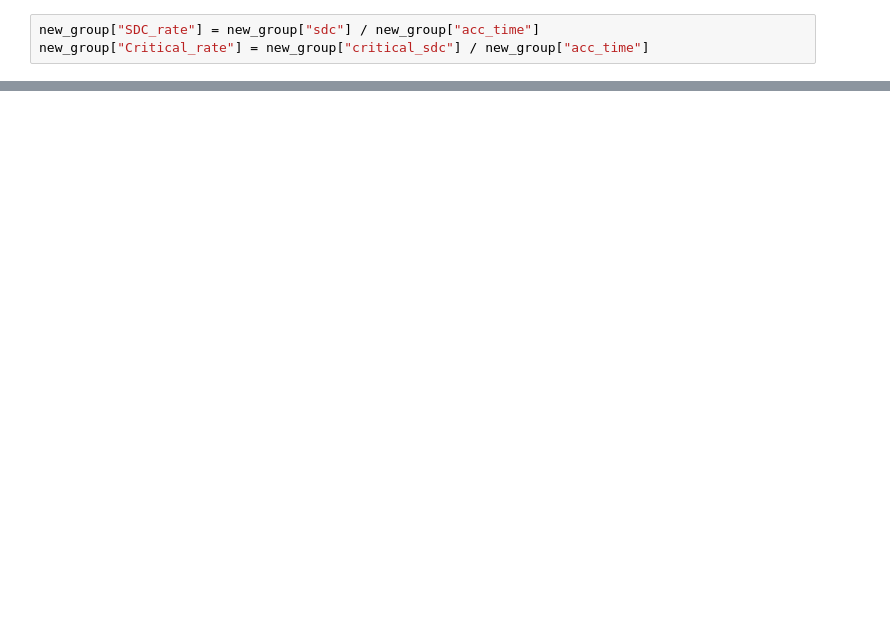
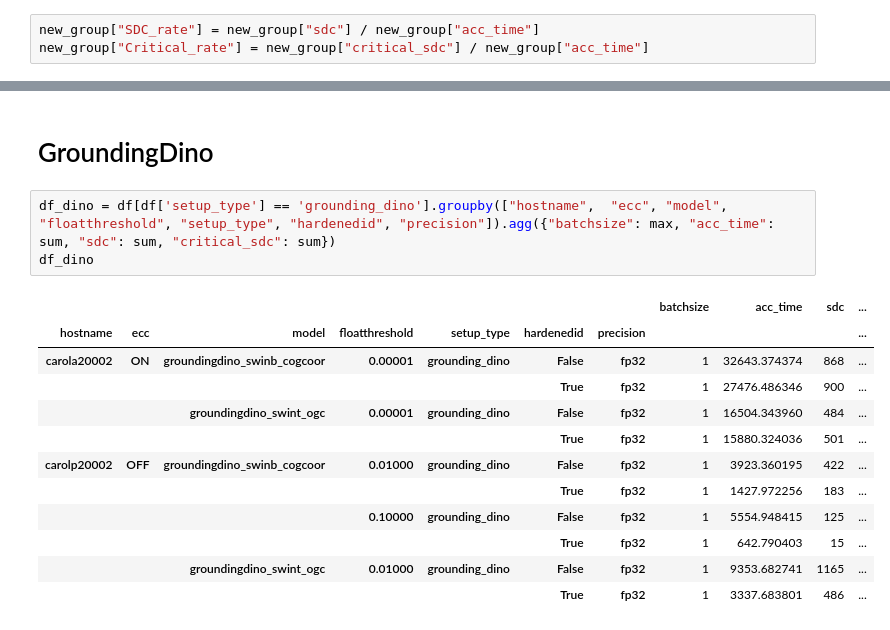
Before and after one commit to diehardnet/vitsreliability, a Jupyter notebook: parsers/show_rad_experiments_partial_results.ipynb, the cells around one changed output, grey strips where cells are left out. Saved outputs shown, nothing was run; the diff lists cells and outputs as text; blank space fills up the shorter version.

```diff
--- a/parsers/show_rad_experiments_partial_results.ipynb
+++ b/parsers/show_rad_experiments_partial_results.ipynb
@@ -75,0 +179,18 @@ grouped_df.loc[pd.IndexSlice[:, "OFF", :]]
+# %% [markdown]
+# GroundingDino
+# %%
+df_dino = df[df['setup_type'] == 'grounding_dino'].groupby(["hostname",  "ecc", "model", "floatthreshold", "setup_type", "hardenedid", "precision"]).agg({"batchsize": max, "acc_time": sum, "sdc": sum, "critical_sdc": sum})
+df_dino
+# %% [output]
+|  |  |  |  |  |  |  | batchsize | acc_time | sdc | ... |
+| hostname | ecc | model | floatthreshold | setup_type | hardenedid | precision |  |  |  | ... |
+| carola20002 | ON | groundingdino_swinb_cogcoor | 0.00001 | grounding_dino | False | fp32 | 1 | 32643.374374 | 868 | ... |
+|  |  |  |  |  | True | fp32 | 1 | 27476.486346 | 900 | ... |
+|  |  | groundingdino_swint_ogc | 0.00001 | grounding_dino | False | fp32 | 1 | 16504.343960 | 484 | ... |
+|  |  |  |  |  | True | fp32 | 1 | 15880.324036 | 501 | ... |
+| carolp20002 | OFF | groundingdino_swinb_cogcoor | 0.01000 | grounding_dino | False | fp32 | 1 | 3923.360195 | 422 | ... |
+|  |  |  |  |  | True | fp32 | 1 | 1427.972256 | 183 | ... |
+|  |  |  | 0.10000 | grounding_dino | False | fp32 | 1 | 5554.948415 | 125 | ... |
+|  |  |  |  |  | True | fp32 | 1 | 642.790403 | 15 | ... |
+|  |  | groundingdino_swint_ogc | 0.01000 | grounding_dino | False | fp32 | 1 | 9353.682741 | 1165 | ... |
+|  |  |  |  |  | True | fp32 | 1 | 3337.683801 | 486 | ... |
```
Also changed, not shown: parts of 13 cells of this notebook, 1 other file.
